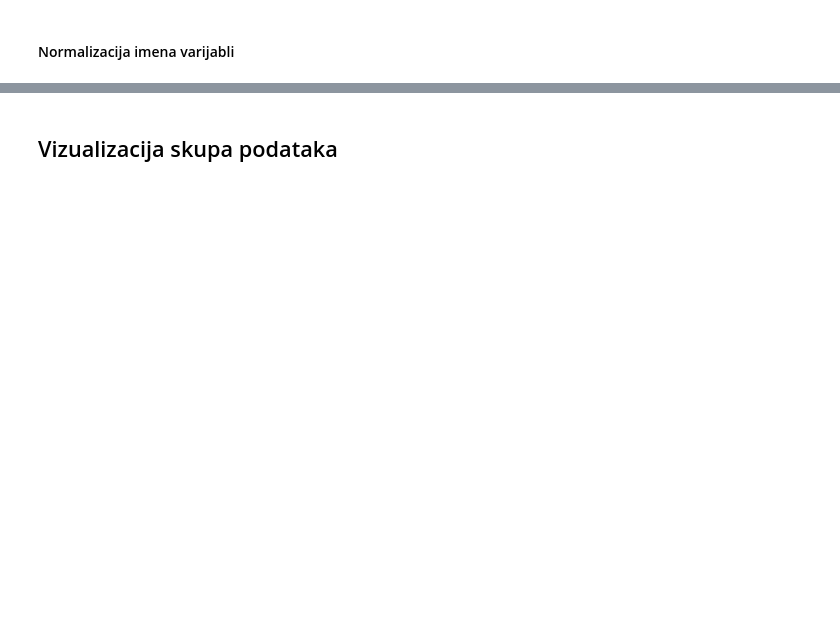
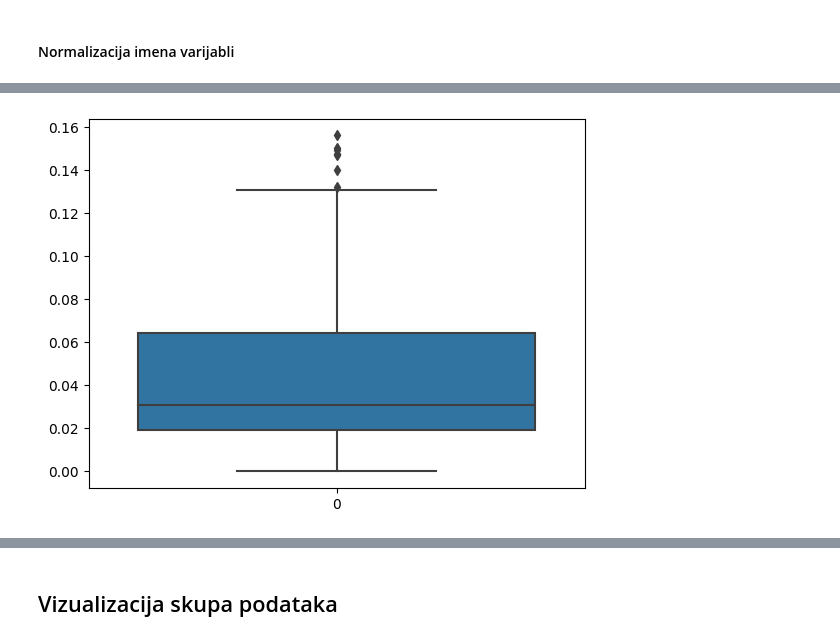
Before and after one commit to ToniIvankovic/uuzop-breast-cancer-classification, a Jupyter notebook: data_visualisation.ipynb, the cells around one changed output, grey strips where cells are left out. Cells and saved outputs as stored; diff of their text form; code cells hidden in the pictures; blank space fills up the shorter version.

```diff
--- a/data_visualisation.ipynb
+++ b/data_visualisation.ipynb
@@ -317,0 +231,4 @@ df_numeric.reset_index(drop=True, inplace=True)
+# %%
+check_outliers(df, 'concave_points_mean')
+# %% [output]
+[figure, added]
```
Also changed, not shown: parts of 66 cells of this notebook.
